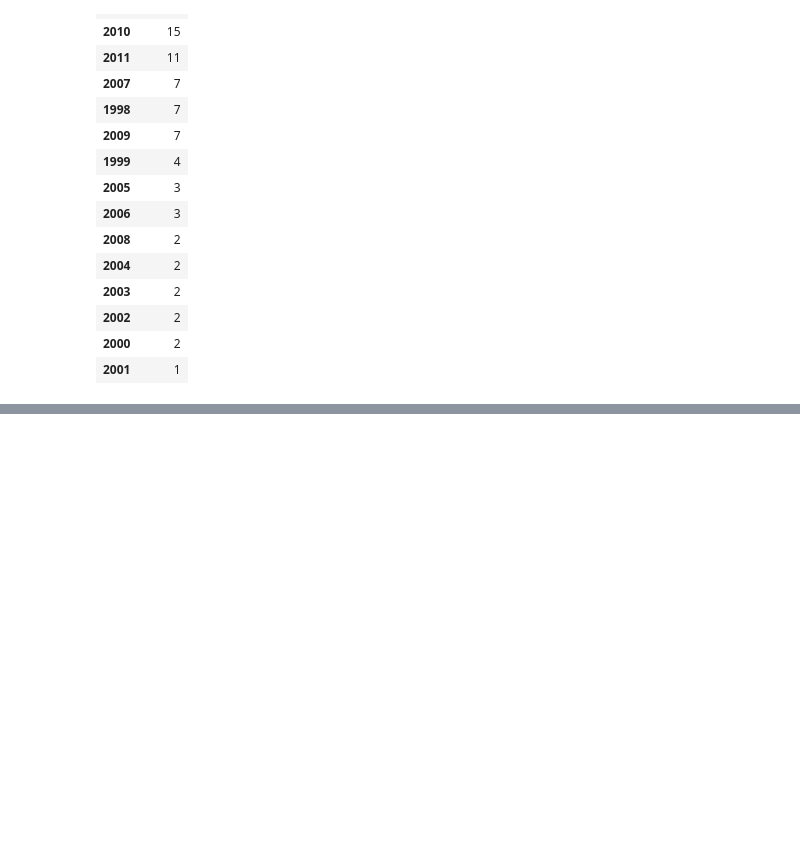
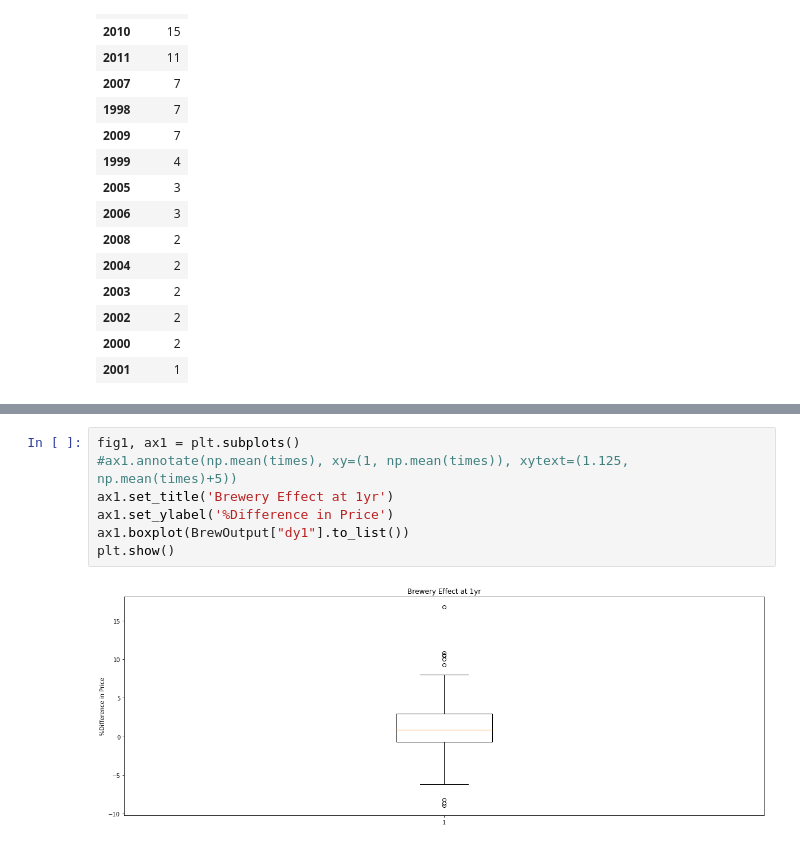
Before and after one commit to jmrafferty/Boot-Camp-Group-Project1, a Jupyter notebook: MASTER copy-Copy1.ipynb, the cells around one changed output, grey strips where cells are left out. Drawn from its saved outputs; the diff is of its cells as text; blank space fills up the shorter version.

```diff
--- a/MASTER copy-Copy1.ipynb
+++ b/MASTER copy-Copy1.ipynb
@@ -357,0 +436,9 @@ plotthis(['zhviAll5',"% Change","5yr % Change in Zillow Home Value Index"])
+# %%
+fig1, ax1 = plt.subplots()
+#ax1.annotate(np.mean(times), xy=(1, np.mean(times)), xytext=(1.125, np.mean(times)+5))
+ax1.set_title('Brewery Effect at 1yr')
+ax1.set_ylabel('%Difference in Price')
+ax1.boxplot(BrewOutput["dy1"].to_list())
+plt.show()
+# %% [output]
+[figure, added]
```
Also changed, not shown: parts of 34 cells of this notebook, 1 other file.
